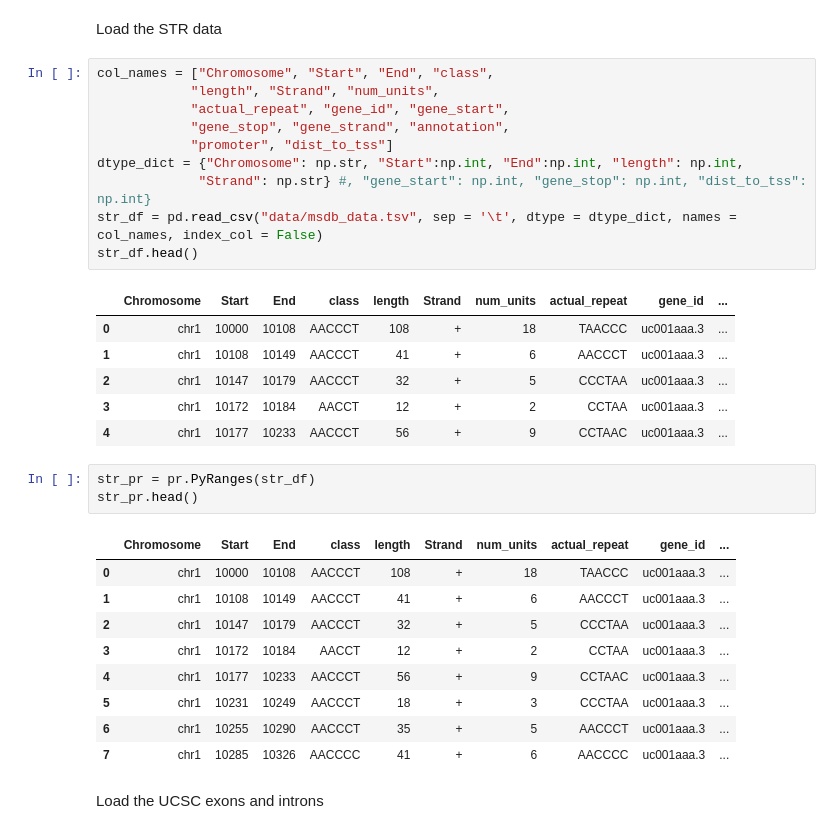
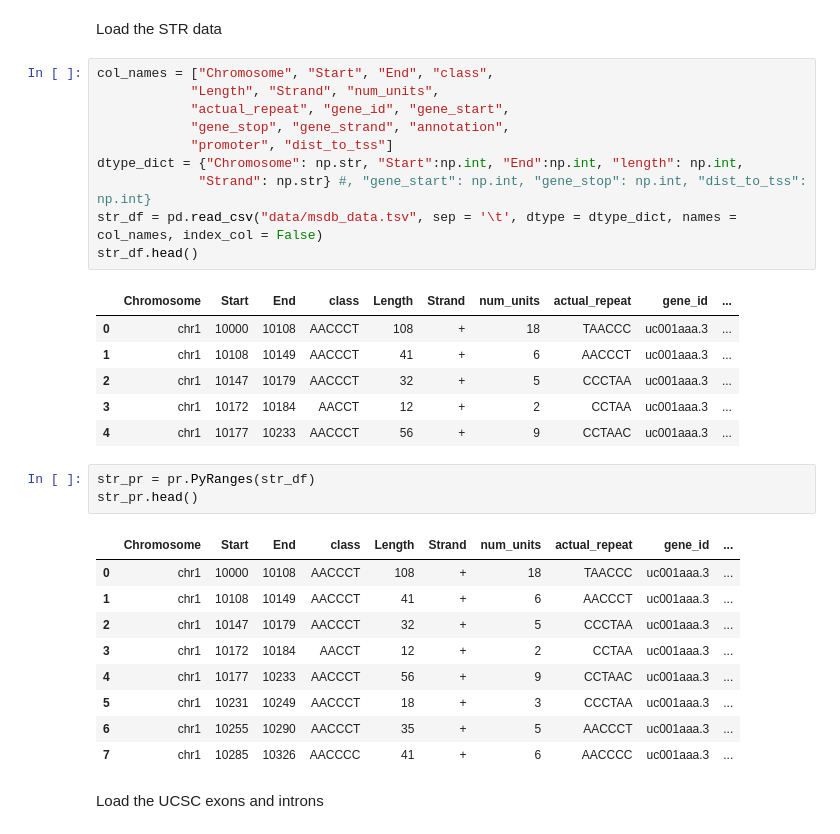
Before and after one commit to galambosd/burge_rotation, a Jupyter notebook: 0_str_near_splice.ipynb, the cells around one changed output. Drawn from its saved outputs; the diff is of its cells as text.

```diff
--- a/0_str_near_splice.ipynb
+++ b/0_str_near_splice.ipynb
@@ -14,16 +14,16 @@ pd.set_option('display.max_columns', None)
 Load the STR data
 # %%
 col_names = ["Chromosome", "Start", "End", "class",
-            "length", "Strand", "num_units",
+            "Length", "Strand", "num_units",
             "actual_repeat", "gene_id", "gene_start",
             "gene_stop", "gene_strand", "annotation",
             "promoter", "dist_to_tss"]
 dtype_dict = {"Chromosome": np.str, "Start":np.int, "End":np.int, "length": np.int,
              "Strand": np.str} #, "gene_start": np.int, "gene_stop": np.int, "dist_to_tss": np.int}
 str_df = pd.read_csv("data/msdb_data.tsv", sep = '\t', dtype = dtype_dict, names = col_names, index_col = False)
 str_df.head()
 # %% [output]
-|  | Chromosome | Start | End | class | length | Strand | num_units | actual_repeat | gene_id | ... |
+|  | Chromosome | Start | End | class | Length | Strand | num_units | actual_repeat | gene_id | ... |
 | 0 | chr1 | 10000 | 10108 | AACCCT | 108 | + | 18 | TAACCC | uc001aaa.3 | ... |
 | 1 | chr1 | 10108 | 10149 | AACCCT | 41 | + | 6 | AACCCT | uc001aaa.3 | ... |
 | 2 | chr1 | 10147 | 10179 | AACCCT | 32 | + | 5 | CCCTAA | uc001aaa.3 | ... |
@@ -33,7 +33,7 @@ str_df.head()
 str_pr = pr.PyRanges(str_df)
 str_pr.head()
 # %% [output]
-|  | Chromosome | Start | End | class | length | Strand | num_units | actual_repeat | gene_id | ... |
+|  | Chromosome | Start | End | class | Length | Strand | num_units | actual_repeat | gene_id | ... |
 | 0 | chr1 | 10000 | 10108 | AACCCT | 108 | + | 18 | TAACCC | uc001aaa.3 | ... |
 | 1 | chr1 | 10108 | 10149 | AACCCT | 41 | + | 6 | AACCCT | uc001aaa.3 | ... |
 | 2 | chr1 | 10147 | 10179 | AACCCT | 32 | + | 5 | CCCTAA | uc001aaa.3 | ... |
```
Also changed, not shown: parts of 6 cells of this notebook, 2 other files.
